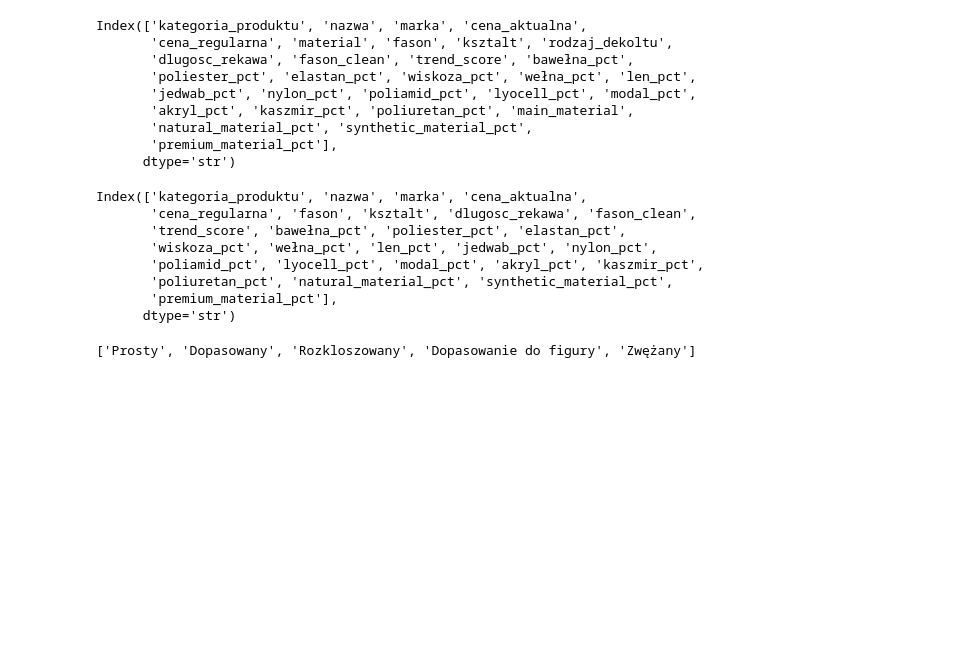
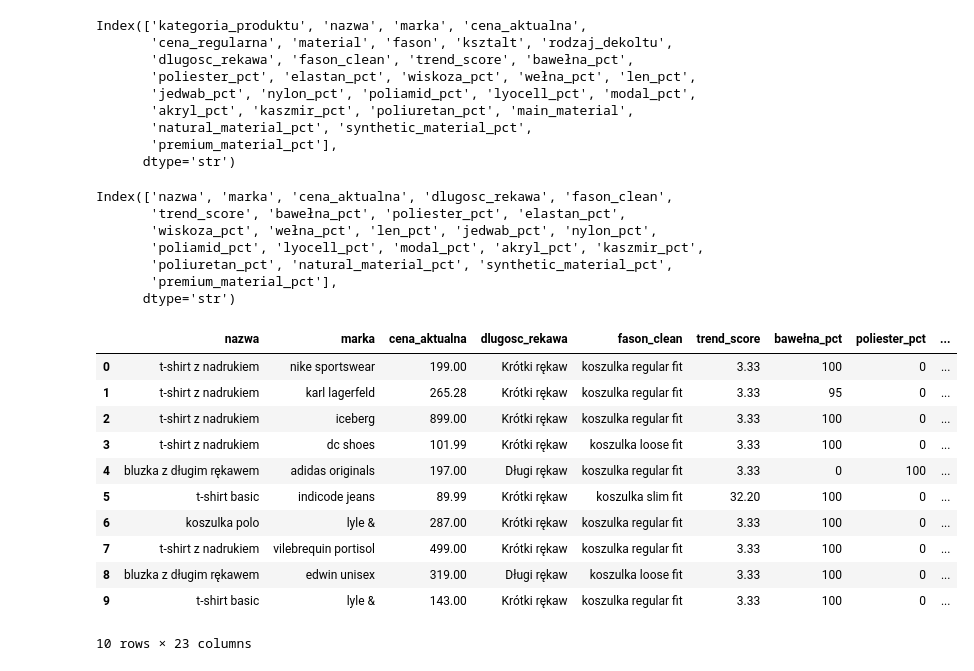
Before and after one commit to infoshareacademy/jdszr23-grupa-2, a Jupyter notebook: straznicy_commita_api/notebooks/final_czyszczenie.ipynb, the cells around one changed output. Drawn from its saved outputs; the diff is of its cells as text; code cells hidden in the pictures; blank space fills up the shorter version.

```diff
--- a/straznicy_commita_api/notebooks/final_czyszczenie.ipynb
+++ b/straznicy_commita_api/notebooks/final_czyszczenie.ipynb
@@ -5,6 +4,6 @@ import seaborn as sns
 import numpy as np
 # %%
-df = pd.read_csv('../data_sets/czyste_dane')
+df = pd.read_csv('../backend/data/czyste_dane.csv')
 # zmienna do przewidywania cena aktualna
 # %%
 df.head(5)
@@ -373,20 +372,30 @@ Index(['kategoria_produktu', 'nazwa', 'marka', 'cena_aktualna',
        'premium_material_pct'],
       dtype='str')
 # %%
-df = df.drop(columns = ['material', 'main_material', 'rodzaj_dekoltu', 'fason', 'ksztalt'])
+df = df.drop(columns = ['material', 'main_material', 'rodzaj_dekoltu', 'fason', 'ksztalt', 'kategoria_produktu', 'cena_regularna'])
 # %%
 df.columns
 # %% [output]
-Index(['kategoria_produktu', 'nazwa', 'marka', 'cena_aktualna',
-       'cena_regularna', 'fason', 'ksztalt', 'dlugosc_rekawa', 'fason_clean',
+Index(['nazwa', 'marka', 'cena_aktualna', 'dlugosc_rekawa', 'fason_clean',
        'trend_score', 'bawełna_pct', 'poliester_pct', 'elastan_pct',
        'wiskoza_pct', 'wełna_pct', 'len_pct', 'jedwab_pct', 'nylon_pct',
        'poliamid_pct', 'lyocell_pct', 'modal_pct', 'akryl_pct', 'kaszmir_pct',
        'poliuretan_pct', 'natural_material_pct', 'synthetic_material_pct',
        'premium_material_pct'],
       dtype='str')
-# %%
-df['ksztalt'].unique().tolist()
-# %% [output]
-['Prosty', 'Dopasowany', 'Rozkloszowany', 'Dopasowanie do figury', 'Zwężany']
+# %%
+df.head(10)
+# %% [output]
+|  | nazwa | marka | cena_aktualna | dlugosc_rekawa | fason_clean | trend_score | bawełna_pct | poliester_pct | ... |
+| 0 | t-shirt z nadrukiem | nike sportswear | 199.00 | Krótki rękaw | koszulka regular fit | 3.33 | 100 | 0 | ... |
+| 1 | t-shirt z nadrukiem | karl lagerfeld | 265.28 | Krótki rękaw | koszulka regular fit | 3.33 | 95 | 0 | ... |
+| 2 | t-shirt z nadrukiem | iceberg | 899.00 | Krótki rękaw | koszulka regular fit | 3.33 | 100 | 0 | ... |
+| 3 | t-shirt z nadrukiem | dc shoes | 101.99 | Krótki rękaw | koszulka loose fit | 3.33 | 100 | 0 | ... |
+| 4 | bluzka z długim rękawem | adidas originals | 197.00 | Długi rękaw | koszulka regular fit | 3.33 | 0 | 100 | ... |
+| 5 | t-shirt basic | indicode jeans | 89.99 | Krótki rękaw | koszulka slim fit | 32.20 | 100 | 0 | ... |
+| 6 | koszulka polo | lyle & | 287.00 | Krótki rękaw | koszulka regular fit | 3.33 | 100 | 0 | ... |
+| 7 | t-shirt z nadrukiem | vilebrequin portisol | 499.00 | Krótki rękaw | koszulka regular fit | 3.33 | 100 | 0 | ... |
+| 8 | bluzka z długim rękawem | edwin unisex | 319.00 | Długi rękaw | koszulka loose fit | 3.33 | 100 | 0 | ... |
+| 9 | t-shirt basic | lyle & | 143.00 | Krótki rękaw | koszulka regular fit | 3.33 | 100 | 0 | ... |
+10 rows × 23 columns
 # %%
```
Also changed, not shown: parts of 2 cells of this notebook, 2 other files.
